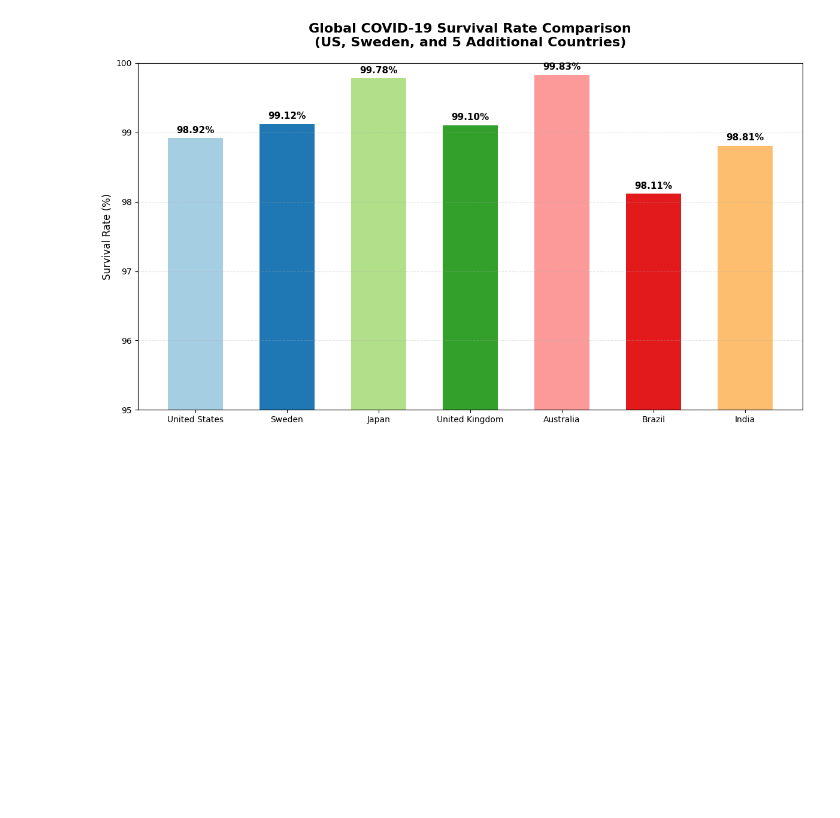
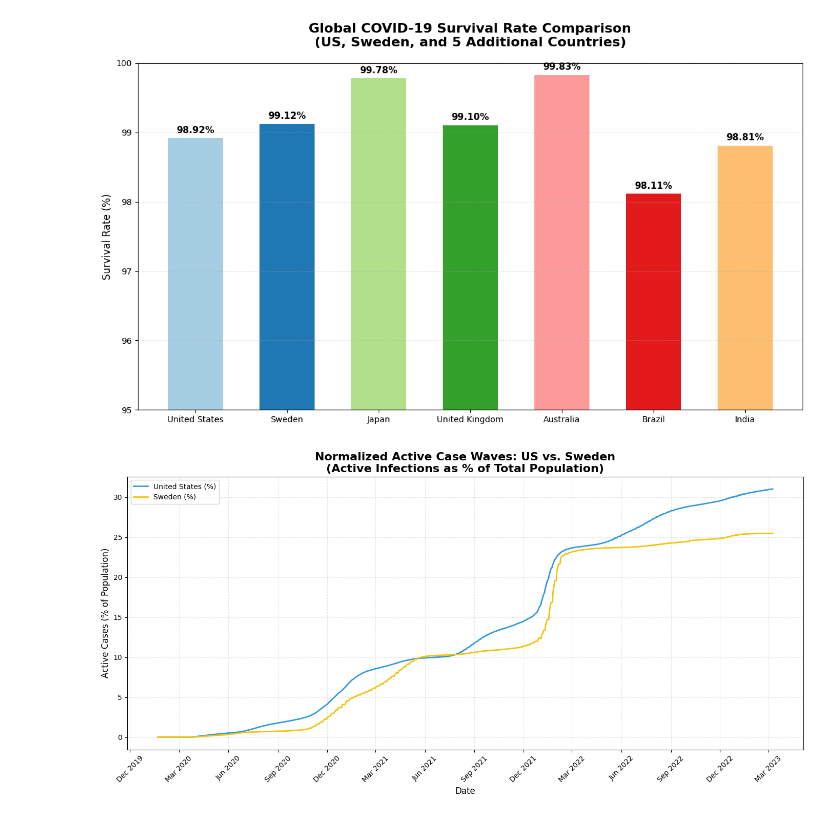
Before and after one commit to ZacharyScheer16/Beginner-Python-Projects, a Jupyter notebook: PersonalProjects/Covid19Project/Covid19.ipynb, the cells around one changed output. Drawn from its saved outputs; the diff is of its cells as text; code cells hidden in the pictures; blank space fills up the shorter version.

```diff
--- a/PersonalProjects/Covid19Project/Covid19.ipynb
+++ b/PersonalProjects/Covid19Project/Covid19.ipynb
@@ -285,3 +285,44 @@ plt.tight_layout()
 plt.show()
 # %% [output]
 [figure]
+# %%
+import matplotlib.pyplot as plt
+import matplotlib.dates as mdates
+import pandas as pd
+
+# 1. Normalization (Data Prep)
+usa_population = 331000000
+usa_active = usa_cases - usa_deaths
+usa_normalized = (usa_active / usa_population) * 100
+
+swe_population = 10500000
+swe_active = sweden_cases - sweden_deaths
+swe_normalized = (swe_active / swe_population) * 100
+
+# Convert indexes to datetime so Matplotlib understands the timeline
+usa_normalized.index = pd.to_datetime(usa_normalized.index)
+swe_normalized.index = pd.to_datetime(swe_normalized.index)
+# ----------------
+
+# 2. Create the graph
+plt.figure(figsize=(14, 7))
+
+plt.plot(usa_normalized.index, usa_normalized, label='United States (%)', color='#3498db', linewidth=2)
+plt.plot(swe_normalized.index, swe_normalized, label='Sweden (%)', color='#f1c40f', linewidth=2)
+
+# 3. Polish and Labels
+plt.title('Normalized Active Case Waves: US vs. Sweden\n(Active Infections as % of Total Population)', fontsize=16, fontweight='bold')
+plt.ylabel('Active Cases (% of Population)', fontsize=12)
+plt.xlabel('Date', fontsize=12)
+
+# Formatting the dates on the X-axis so they are readable
+plt.gca().xaxis.set_major_formatter(mdates.DateFormatter('%b %Y'))
+plt.gca().xaxis.set_major_locator(mdates.MonthLocator(interval=3))
+plt.xticks(rotation=45)
+
+plt.legend()
+plt.grid(True, linestyle='--', alpha=0.3)
+plt.tight_layout()
+plt.show()
+# %% [output]
+[figure, added]
```
Also changed, not shown: 1 other file.
